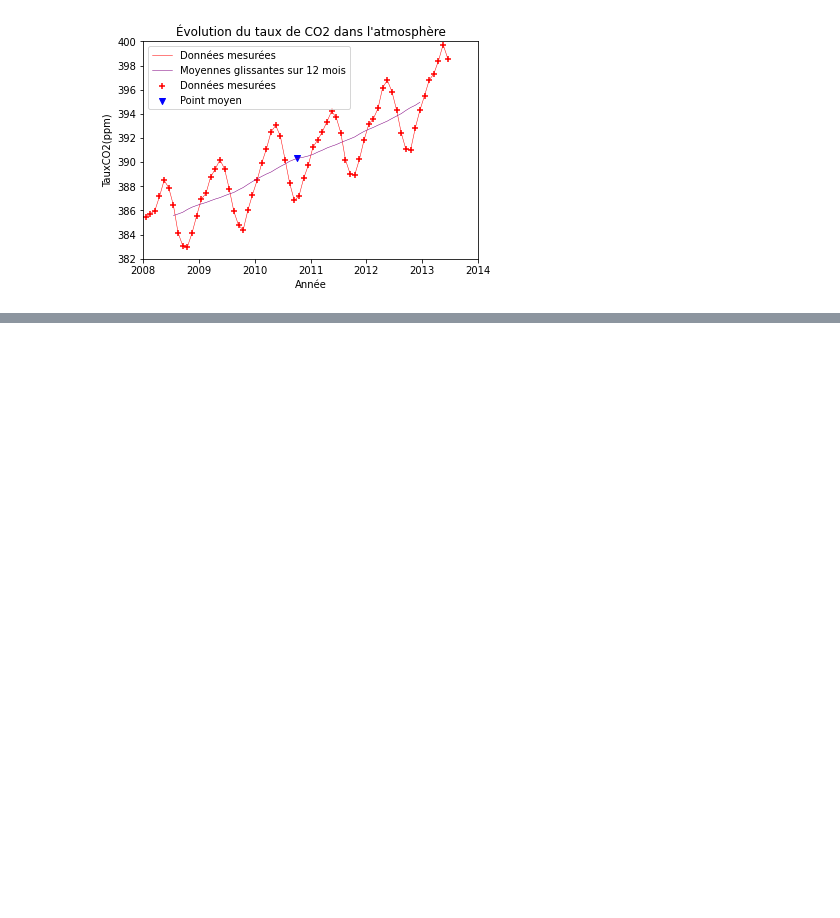
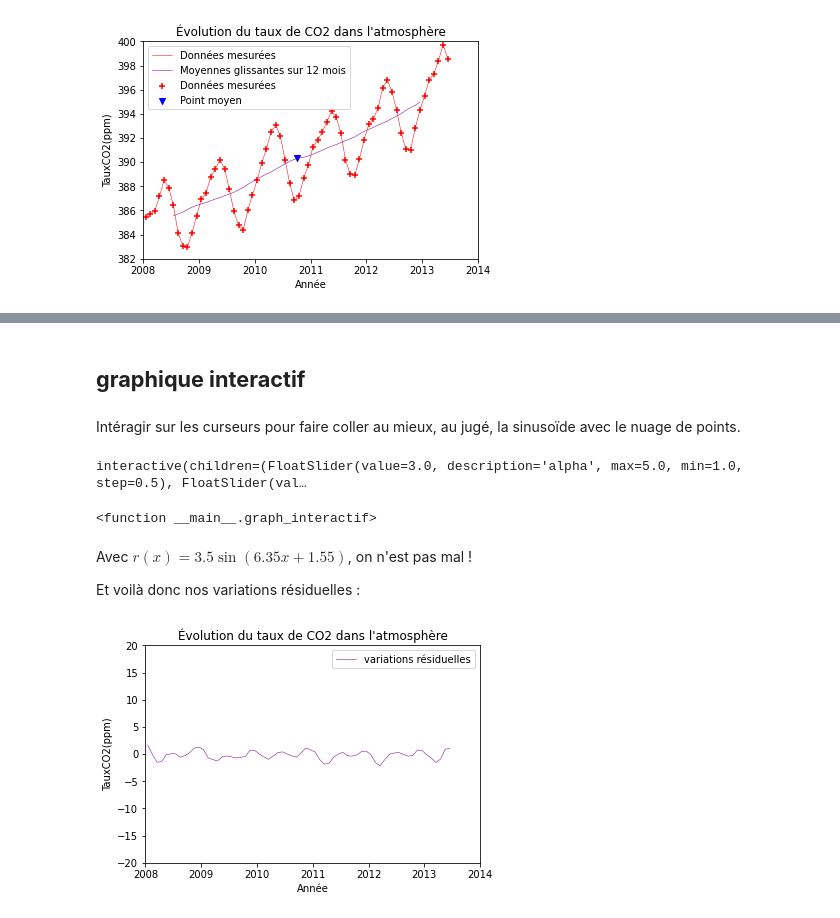
Before and after one commit to othoni-hub/ECG2, a Jupyter notebook: Ch05_TD_Ex3_Série_Chronologique.ipynb, the cells around one changed output, grey strips where cells are left out. Saved outputs shown, nothing was run; the diff lists cells and outputs as text; code cells hidden in the pictures; blank space fills up the shorter version.

```diff
--- a/Ch05_TD_Ex3_Série_Chronologique.ipynb
+++ b/Ch05_TD_Ex3_Série_Chronologique.ipynb
@@ -128,0 +221,2 @@ moyennes_glissantes(12)
+# %% [markdown]
+## **graphique interactif**
@@ -128,0 +231,33 @@ moyennes_glissantes(12)
+# %% [markdown]
+Intéragir sur les curseurs pour faire coller au mieux, au jugé, la sinusoïde avec le nuage de points.
+# %%
+
+def graph_interactif(alpha, omega, phi):
+    plt.scatter(Dates,variations_saisonnieres , marker ='+',color = 'blue')  # représentation graphique du nuage de points  des variations saisonnieres
+
+    xx = np.arange(xmin , xmax , 0.05)
+    yy = [alpha*sin(omega*(x+phi)) for x in xx]
+    plt.plot(xx,yy, color = 'orange', linewidth = 0.5)
+    centrax(xmin, xmax, ymin, ymax, titre, "", axe_x, axe_y)
+interact(graph_interactif, alpha = (1, 5, 0.5), omega = (1,10, 0.05), phi = (-6, 6,0.05))
+# %% [output]
+interactive(children=(FloatSlider(value=3.0, description='alpha', max=5.0, min=1.0, step=0.5), FloatSlider(val…
+<function __main__.graph_interactif>
+# %% [markdown]
+Avec $r(x) = 3.5  \sin \left ( 6.35  x + 1.55 \right )$, on n'est pas mal !
+
+Et voilà donc nos variations résiduelles :
+# %%
+alpha = 3.5
+omega = 6.35
+phi = 1.55
+
+variations_saisonnieres_ajustees = [alpha*sin(omega*(x+phi)) for x in Dates]
+variations_residuelles = [variations_saisonnieres[k] - variations_saisonnieres_ajustees[k] for k in range(len(Dates))]
+
+plt.plot(Dates,variations_residuelles ,color = 'purple', linewidth = 0.5)
+
+legende=['variations résiduelles']
+centrax(xmin, xmax, ymin, ymax, titre, legende, axe_x, axe_y)
+# %% [output]
+[figure, added]
```
Also changed, not shown: parts of 16 cells of this notebook.
